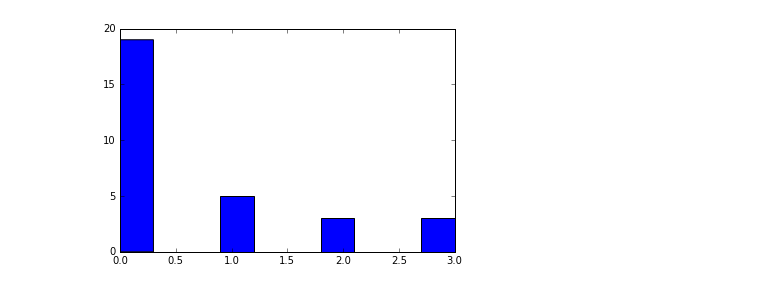
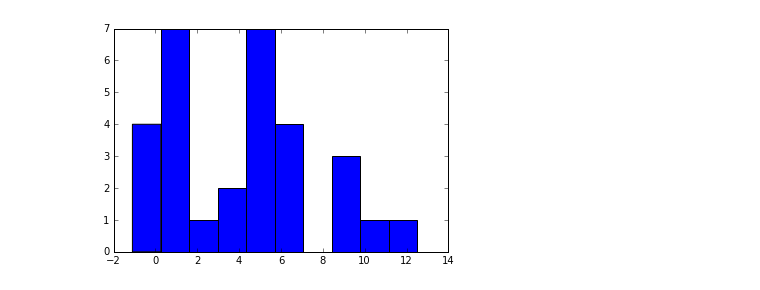
Before and after one commit to JonComo/snake, a Jupyter notebook: snake2.ipynb, the cells around one changed output. Cells and saved outputs as stored; diff of their text form; code cells hidden in the pictures.

```diff
--- a/snake2.ipynb
+++ b/snake2.ipynb
@@ -152,7 +166,7 @@ history = []
 # gather some session history
 
 i = 0
-while len(history) < 100:
+while len(history) < 5000:
     i += 1
     if (i+1) % 1000 == 0:
         print(len(history))
@@ -171,7 +185,7 @@ while len(history) < 100:
         session.append(sar)
 
         steps += 1
-        if end or steps > 150:
+        if end or steps > 50:
             break
 
         env.state = new_state
@@ -181,11 +200,0 @@ while len(history) < 100:
-# %%
-# get sessions with rewards
-
-reward_sessions = []
-for session in history:
-    for sar in session:
-        if sar[2] > 0:
-            reward_sessions.append(session)
-            break
-
-print(len(reward_sessions))
@@ -201,18 +208,18 @@ else:
     input_shape = (env.r, env.c, time_steps)
 
 model = Sequential()
-model.add(Conv2D(64, kernel_size=(3, 3),
-                 activation='tanh',
+model.add(Conv2D(32, kernel_size=(3, 3),
+                 activation='relu',
                  input_shape=input_shape))
-model.add(Conv2D(64, (3, 3), activation='tanh'))
+model.add(Conv2D(64, (3, 3), activation='relu'))
 model.add(MaxPooling2D(pool_size=(2, 2)))
-model.add(Dropout(0.20))
+#model.add(Dropout(0.20))
 model.add(Flatten())
-model.add(Dense(256, activation='tanh'))
-model.add(Dropout(0.20))
+model.add(Dense(256, activation='relu'))
+#model.add(Dropout(0.20))
 
 model.add(Dense(1, activation='tanh'))
 
 model.compile(loss=keras.losses.mse,
-      optimizer=keras.optimizers.Adadelta(lr=.1),
+      optimizer=keras.optimizers.Adadelta(lr=1),
       metrics=['accuracy'])
@@ -289,0 +226,14 @@ for i in range(10):
+# %%
+x_train = []
+y_train = []
+
+for session in history:
+    for i in range(len(session)-2):
+        sar0 = session[i]
+        s0 = sar0[0]
+        s1 = session[i+1][0]
+        stack = env.stack([s0, s1])
+        x_train.append(stack)
+        y_train.append(sar0[2])
+
+model.fit(np.vstack(x_train), np.vstack(y_train))
@@ -330,23 +272,23 @@ plt.imshow(img, interpolation='nearest', cmap=plt.cm.gray)
 # %%
 # get an idea of distribution of rewards
 
 rs = []
 
 for i in range(30):
     env.reset()
     end = False
     total_r = 0
-    for j in range(120): # j steps
+    for j in range(40): # j steps
         r, s, end = env.step_model(model)
         total_r += r
         if end:
             break
 
     rs.append(total_r)
 
 fig = plt.hist(rs)
 # %% [output]
-[figure, old version]
+[figure, new version]
 # %%
 # get an idea of model predictions for random states
 
```
Also changed, not shown: parts of 12 cells of this notebook.
